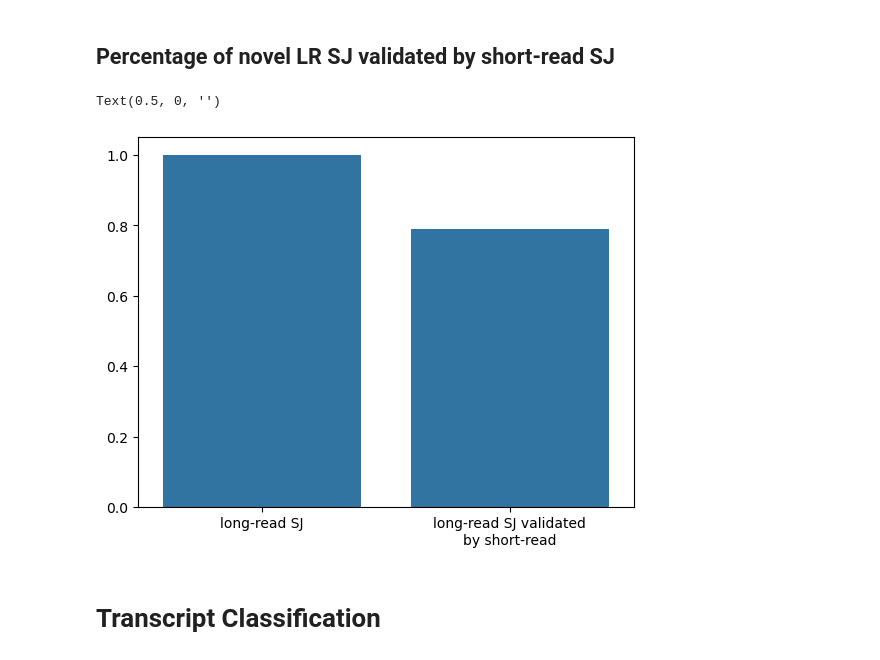
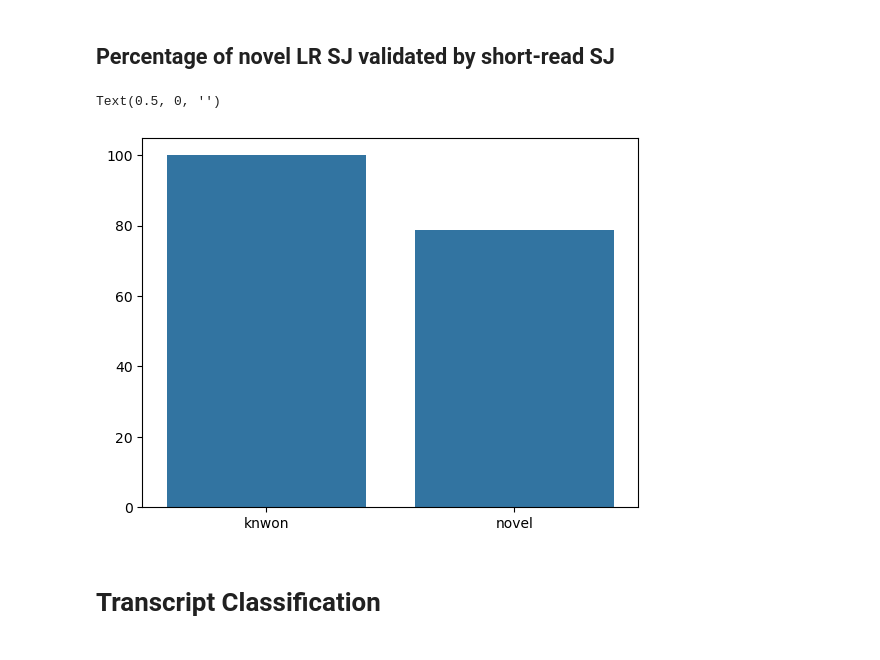
Before and after one commit to nuoxuxu/SFARI, a Jupyter notebook: notebooks/transcriptome_figures.ipynb, the cells around one changed output. Drawn from its saved outputs; the diff is of its cells as text; code cells hidden in the pictures.

```diff
--- a/notebooks/transcriptome_figures.ipynb
+++ b/notebooks/transcriptome_figures.ipynb
@@ -128,11 +160,41 @@ df = df\
+# %%
+novel = LR_SJ_novel\
+    .filter(
+        pl.col("GENCODE").not_(),
+        pl.col("LR")
+    )\
+    .group_by("SR")\
+    .len()\
+    .with_columns(
+        (pl.col("len") / pl.sum("len")).alias("percent")*100,
+        type = pl.lit("novel")
+    )\
+    .filter(
+        pl.col("SR")
+    )
+known = LR_SJ_novel\
+    .filter(
+        pl.col("GENCODE"),
+        pl.col("LR")
+    )\
+    .group_by("SR")\
+    .len()\
+    .with_columns(
+        (pl.col("len") / pl.sum("len")).alias("percent")*100,
+        type = pl.lit("knwon")
+    )\
+    .filter(
+        pl.col("SR")
+    )
+df = pl.concat([known, novel], how = "vertical")
 # %%
 fig, ax = plt.subplots()
-sns.barplot(data=df.to_pandas(), x="variable", y="value", ax = ax)
+sns.barplot(data=df.to_pandas(), x="type", y="percent", ax = ax)
 ax.set_ylabel("")
 ax.set_xlabel("")
 # %% [output]
 Text(0.5, 0, '')
-[figure, old version]
+[figure, new version]
 # %% [markdown]
 # Transcript Classification
 # %% [markdown]
```
Also changed, not shown: parts of 8 cells of this notebook, 11 other files.
